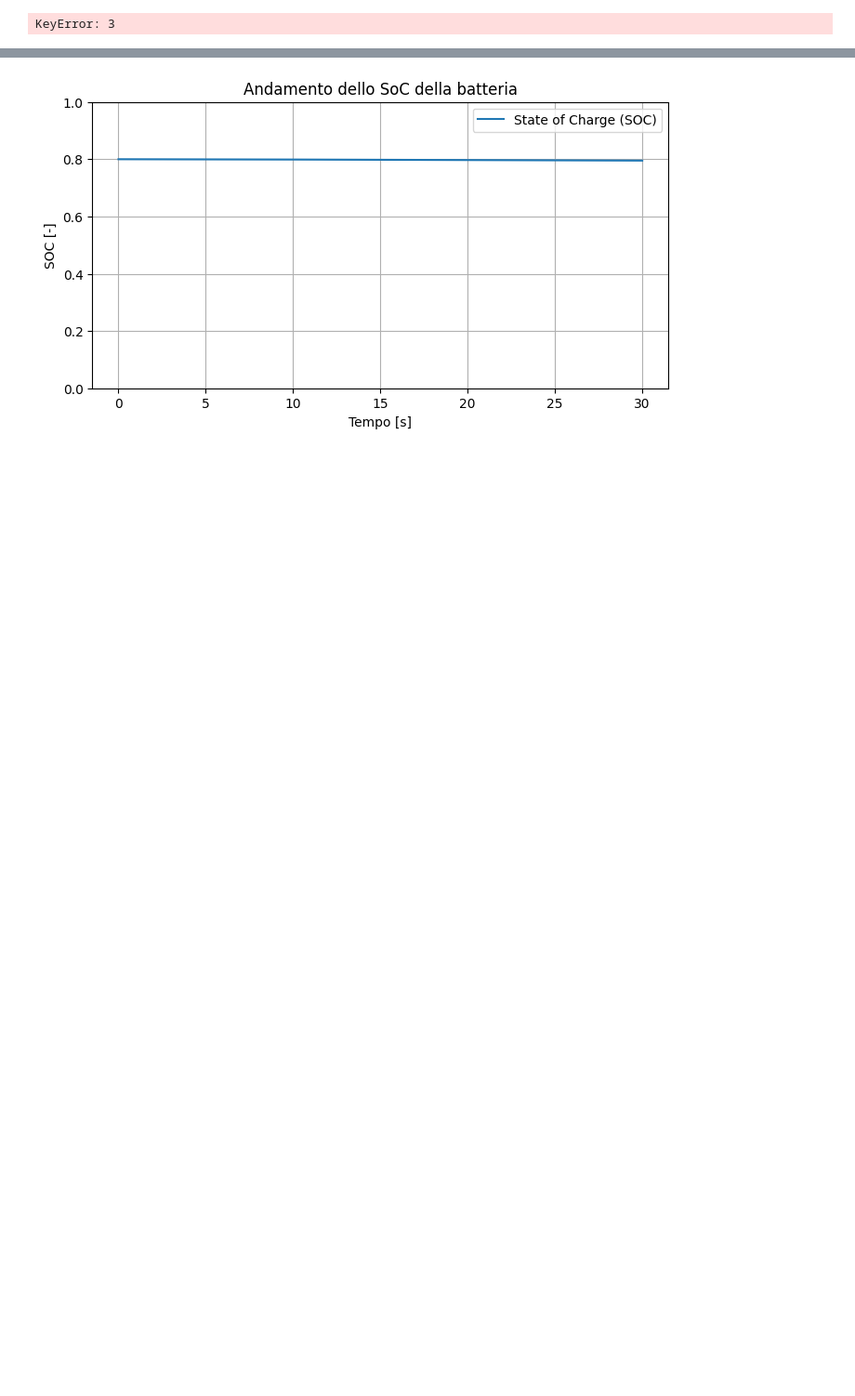
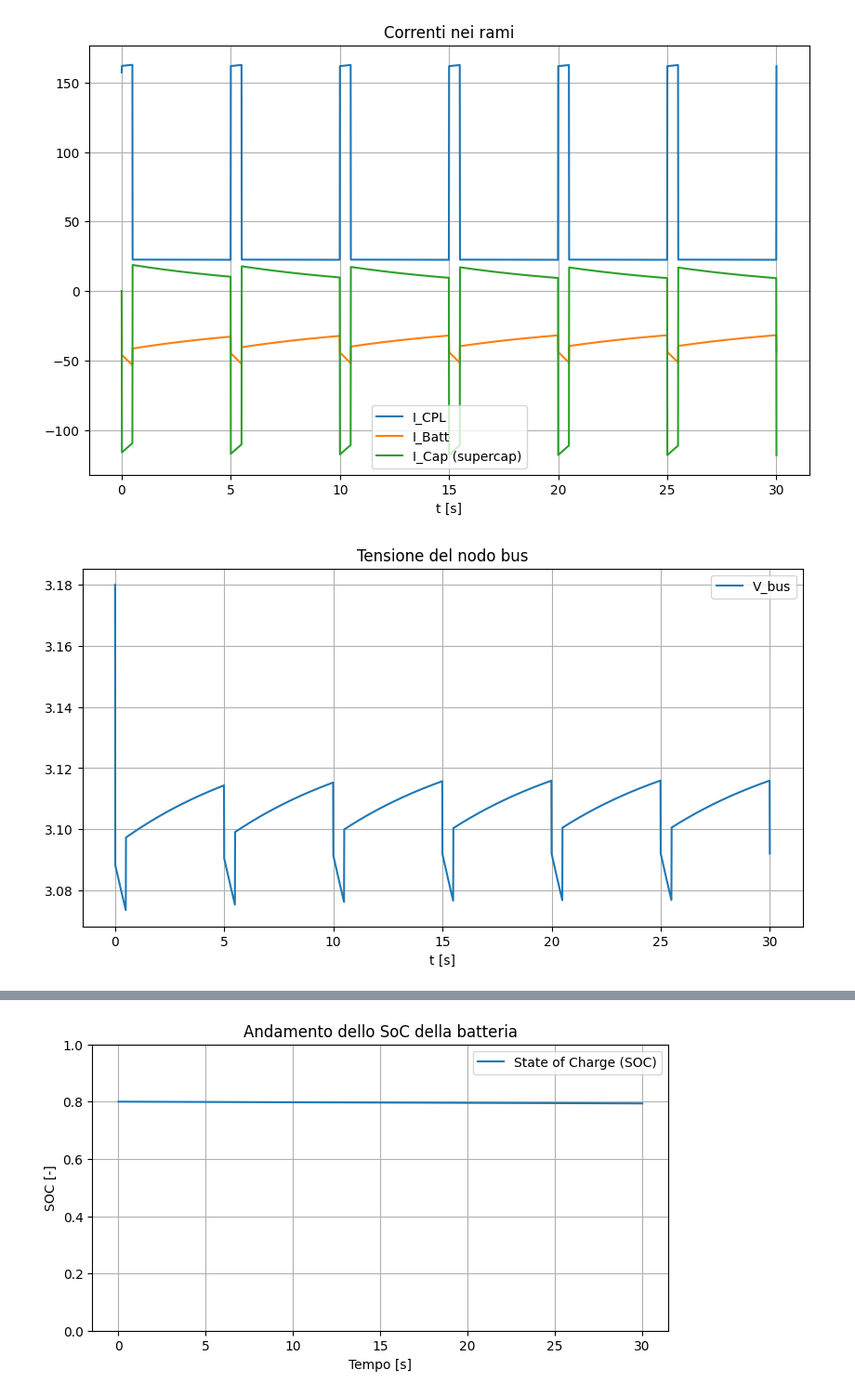
Before and after one commit to fBaz92/Electrical-simulation-engine, a Jupyter notebook: simcore/examples/notebook.ipynb, the cells around one changed output, grey strips where cells are left out. Shown at 93% size. Saved outputs shown, nothing was run; the diff lists cells and outputs as text; code cells hidden in the pictures; blank space fills up the shorter version.

```diff
--- a/simcore/examples/notebook.ipynb
+++ b/simcore/examples/notebook.ipynb
@@ -73,7 +73,7 @@ components = {
 net = Network(G, components, dt=dt)
 
 # Tensione iniziale nodo = OCV(SOC iniziale)
-v0 = np.array([components["Batt"].ocv(0.8), components["Batt"].ocv(0.8)])
+v0 = np.array([components["Batt"].ocv(soc0), components["Batt"].ocv(soc0)])
 
 result = run_sim(net, t_stop=T, v0_nodes=v0)
 
@@ -137,31 +137,32 @@ bus_v  = result.v_nodes[0]
 V_drop_batt = Batt_i * esr_batt
 V_drop_sc   = Rsc_i * esr_sc
 
 
 # ---- Plot ----
 plt.figure(figsize=(10,6))
 plt.plot(result.t, CPL_i, label="I_CPL")
 plt.plot(result.t, Batt_i, label="I_Batt")
 plt.plot(result.t, C_i, label="I_Cap (supercap)")
 plt.grid(True); plt.legend(); plt.title("Correnti nei rami"); plt.xlabel("t [s]")
 plt.show()
 
 plt.figure(figsize=(10,5))
 plt.plot(result.t, bus_v, label="V_bus")
 plt.grid(True); plt.legend(); plt.title("Tensione del nodo bus"); plt.xlabel("t [s]")
 plt.show()
 
 plt.figure(figsize=(10,6))
 plt.plot(result.t, powers[:,0], label="P_CPL")
 plt.plot(result.t, powers[:,1], label="P_Batt")
 plt.plot(result.t, powers[:,3], label="P_Cap")
 plt.grid(True); plt.legend(); plt.title("Potenza nei rami"); plt.xlabel("t [s]")
 plt.show()
 
 plt.figure(figsize=(10,6))
 plt.plot(result.t, V_drop_batt, label="ΔV batteria (I*R)")
 plt.plot(result.t, V_drop_sc, label="ΔV supercap ESR")
 plt.grid(True); plt.legend(); plt.title("Cadute resistive"); plt.xlabel("t [s]")
 plt.show()
 # %% [output]
-KeyError: 3
+[figure, added]
+[figure, added]
```
Also changed, not shown: parts of 2 cells of this notebook, 1 other file.
